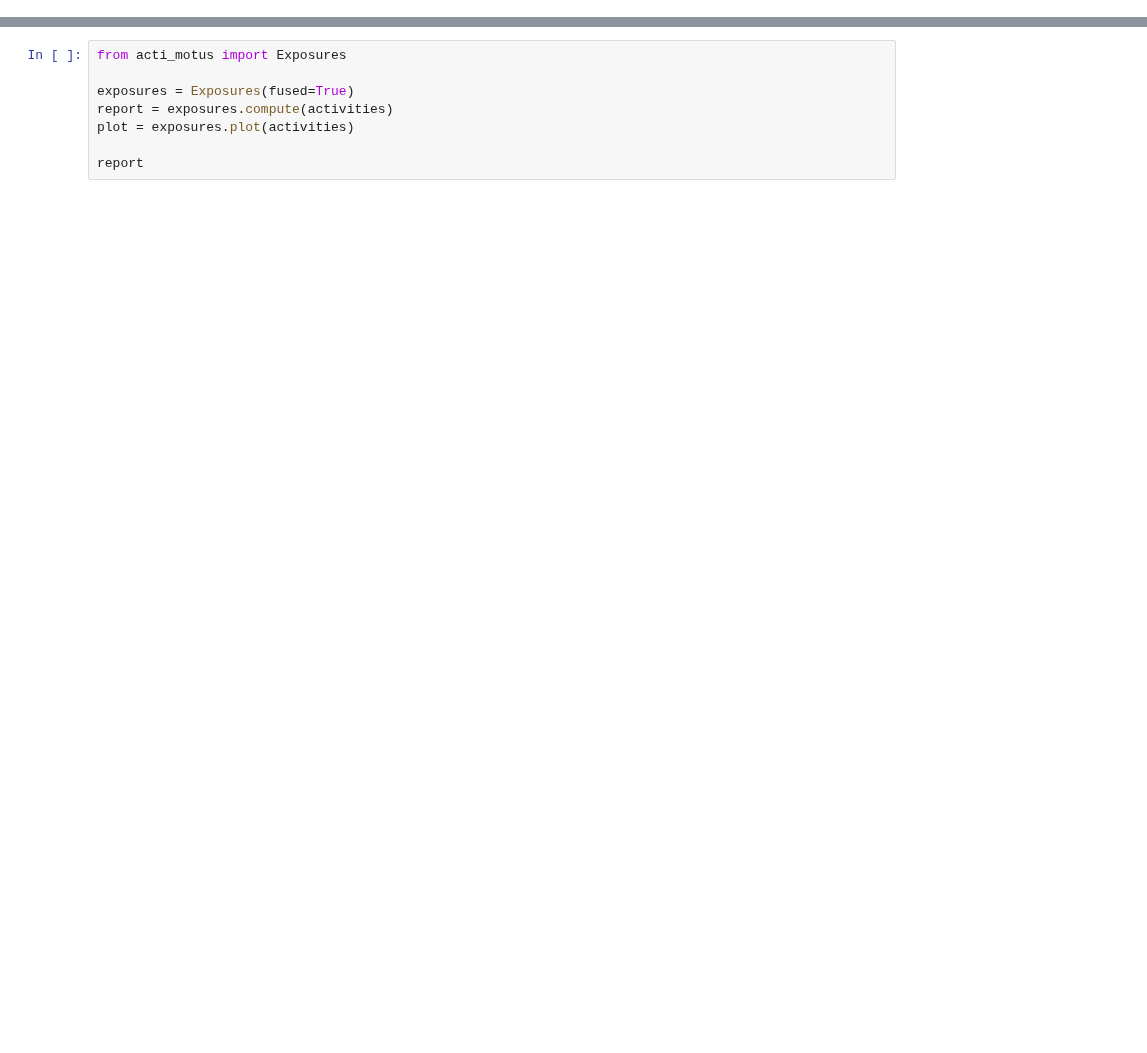
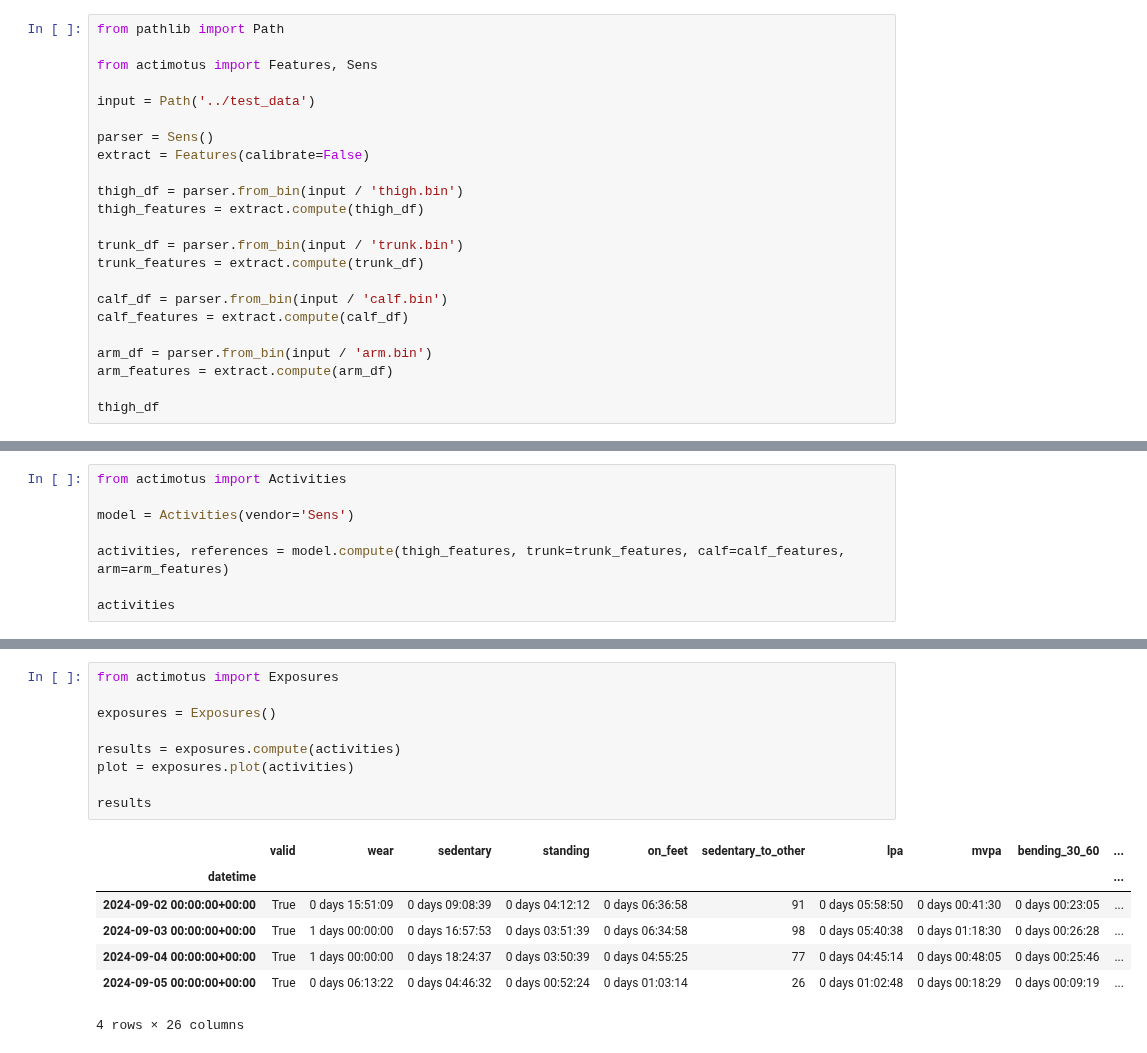
Before and after one commit to actimotus/actimotus, a Jupyter notebook: examples/01_local.ipynb, the cells around one changed output, grey strips where cells are left out. Cells and saved outputs as stored; diff of their text form; blank space fills up the shorter version.

```diff
--- a/examples/01_local.ipynb
+++ b/examples/01_local.ipynb
@@ -73,0 +1,23 @@ activities.index = activities.index.tz_convert('Europe/Copenhagen')
+# %%
+from pathlib import Path
+
+from actimotus import Features, Sens
+
+input = Path('../test_data')
+
+parser = Sens()
+extract = Features(calibrate=False)
+
+thigh_df = parser.from_bin(input / 'thigh.bin')
+thigh_features = extract.compute(thigh_df)
+
+trunk_df = parser.from_bin(input / 'trunk.bin')
+trunk_features = extract.compute(trunk_df)
+
+calf_df = parser.from_bin(input / 'calf.bin')
+calf_features = extract.compute(calf_df)
+
+arm_df = parser.from_bin(input / 'arm.bin')
+arm_features = extract.compute(arm_df)
+
+thigh_df
@@ -73,0 +39,8 @@ activities.index = activities.index.tz_convert('Europe/Copenhagen')
+# %%
+from actimotus import Activities
+
+model = Activities(vendor='Sens')
+
+activities, references = model.compute(thigh_features, trunk=trunk_features, calf=calf_features, arm=arm_features)
+
+activities
@@ -74,10 +62,19 @@ activities.index = activities.index.tz_convert('Europe/Copenhagen')
 # %%
-from acti_motus import Exposures
+from actimotus import Exposures
 
-exposures = Exposures(fused=True)
-report = exposures.compute(activities)
+exposures = Exposures()
+
+results = exposures.compute(activities)
 plot = exposures.plot(activities)
 
-report
+results
+# %% [output]
+|  | valid | wear | sedentary | standing | on_feet | sedentary_to_other | lpa | mvpa | bending_30_60 | ... |
+| datetime |  |  |  |  |  |  |  |  |  | ... |
+| 2024-09-02 00:00:00+00:00 | True | 0 days 15:51:09 | 0 days 09:08:39 | 0 days 04:12:12 | 0 days 06:36:58 | 91 | 0 days 05:58:50 | 0 days 00:41:30 | 0 days 00:23:05 | ... |
+| 2024-09-03 00:00:00+00:00 | True | 1 days 00:00:00 | 0 days 16:57:53 | 0 days 03:51:39 | 0 days 06:34:58 | 98 | 0 days 05:40:38 | 0 days 01:18:30 | 0 days 00:26:28 | ... |
+| 2024-09-04 00:00:00+00:00 | True | 1 days 00:00:00 | 0 days 18:24:37 | 0 days 03:50:39 | 0 days 04:55:25 | 77 | 0 days 04:45:14 | 0 days 00:48:05 | 0 days 00:25:46 | ... |
+| 2024-09-05 00:00:00+00:00 | True | 0 days 06:13:22 | 0 days 04:46:32 | 0 days 00:52:24 | 0 days 01:03:14 | 26 | 0 days 01:02:48 | 0 days 00:18:29 | 0 days 00:09:19 | ... |
+4 rows × 26 columns
 # %%
 plot
```
Also changed, not shown: parts of 5 cells of this notebook, 23 other files.
